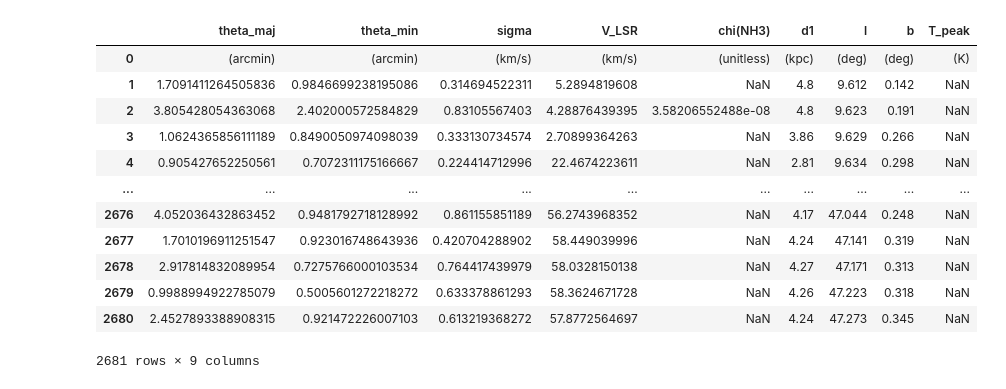
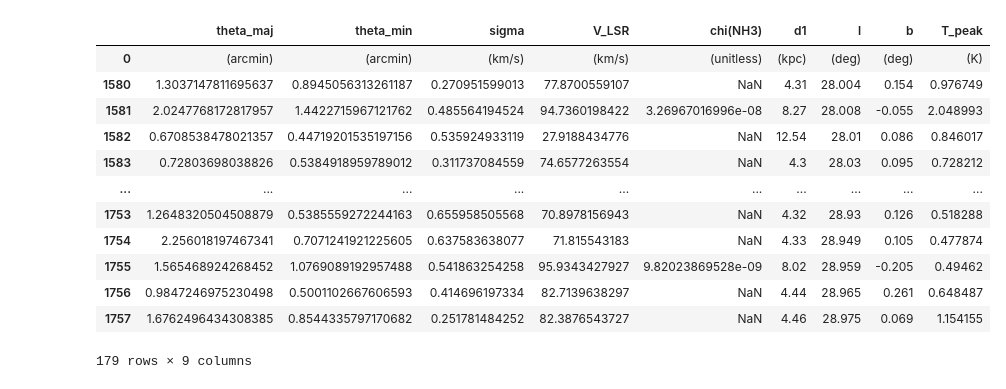
Before and after one commit to harrisonfwest/GBO-REU, a Jupyter notebook: Notebooks/RAMPS_CLF_Crossmatch.ipynb, the cells around one changed output. Cells and saved outputs as stored; diff of their text form; code cells hidden in the pictures.

```diff
--- a/Notebooks/RAMPS_CLF_Crossmatch.ipynb
+++ b/Notebooks/RAMPS_CLF_Crossmatch.ipynb
@@ -15,6 +15,6 @@ warnings.filterwarnings('ignore')
 # %%
 Cube = SpectralCube.read('/home/scratch/hfwest/RAMPS/Data/L28_5_NH3_1-1_cube.fits') # Bring in spectral cube to obtain longitude, latitude, and V_LSR values from pixel values
 v, y, x = Cube.world[:, :, :] # Extract wcs
-x_eff = x / u.deg # Remove units
-y_eff = y / u.deg
-v_eff = v / (u.km/u.s)
+x_eff = x.value
+y_eff = y.value
+v_eff = v.value
@@ -21,44 +65,48 @@ v_eff = v / (u.km/u.s)
 # %%
 RAMPS_data = pandas.read_csv('/users/hfwest/GBO-REU/Data/RAMPS_clump_catalog_diss_data.txt', sep = '\s+')
-RAMPS_data['l'] = np.zeros(shape=len(RAMPS_data)) # Create 'l' and 'b' columns
+RAMPS_data['l'] = np.full(shape=len(RAMPS_data), fill_value= np.nan) # Create 'l' and 'b' columns
 RAMPS_data['l'][0] = '(deg)'
-RAMPS_data['b'] = np.zeros(shape=len(RAMPS_data))
+RAMPS_data['b'] = np.full(shape=len(RAMPS_data), fill_value= np.nan)
 RAMPS_data['b'][0] = '(deg)'
-RAMPS_data['T_peak'] = np.zeros(shape=len(RAMPS_data))
+RAMPS_data['T_peak'] = np.full(shape=len(RAMPS_data), fill_value= np.nan)
 RAMPS_data['T_peak'][0] = '(K)'
 
 for idx in range(1, len(RAMPS_data)): # For each item, extract longitude and latitude from clump name
-    RAMPS_data.at[idx,'l'] = float(RAMPS_data.at[idx, 'ClumpName'][1:7])
-    RAMPS_data.at[idx, 'b'] = float(RAMPS_data.at[idx, 'ClumpName'][7::]) # includes sign at index 7
+    l_val = float(RAMPS_data.iat[idx, 0][1:7])
+    b_val = float(RAMPS_data.iat[idx, 0][7::]) # includes sign at index 7
 
-    l_val = float(RAMPS_data.at[idx, 'l'])
-    b_val = float(RAMPS_data.at[idx, 'b'])
-    sky = SkyCoord(l=l_val, b=b_val, unit='deg', frame='galactic')
-    y_pix, x_pix = skycoord_to_pixel(sky, Cube.wcs.celestial)
-    x_pix, y_pix = zip(int(x_pix), int(y_pix)) # Cast to int
-    if 0 <= x_pix < Cube.shape[2] and 0 <= y_pix < Cube.shape[1]:
-        spectrum = Cube[:, y_pix, x_pix].value
-        RAMPS_data.at[idx, 'T_peak'] = float(np.max(spectrum))
-    else:
-        RAMPS_data.at[idx, 'T_peak'] = np.nan
+    RAMPS_data.iat[idx, 26] = l_val
+    RAMPS_data.iat[idx, 27] = b_val
+
+    in_bounds = bool(low_l <= l_val <= high_l and low_b <= b_val <= high_b)
+
+    if in_bounds:
+        sky = SkyCoord(l=l_val, b=b_val, unit='deg', frame='galactic')
+        x_pix, y_pix = skycoord_to_pixel(sky, Cube.wcs) # Extract pixel values
+
+        x_pix = int(np.round(x_pix)) # Round pixel floats to nearest int and explicitly cast
+        y_pix = int(np.round(y_pix))
+
+        RAMPS_data.iat[idx, 28] = np.nanmax(Cube[:, y_pix, x_pix].value)
 
 # Then remove extraneous columns, including the original clump name
 RAMPS_data = RAMPS_data.drop(columns=['ClumpName', 'T_rot', 'log10(N_tot,ba)', 'p1', 'M_clump', 'L_clump', 'EvolState',
                          'FILLER', 'FILLER.1', 'FILLER.2', 'T_rot_err','log10(N_tot,ba)_err', 'sigma_err',
                          'V_LSR_err', 'chi(NH3)_err', 'd1_err', 'FILLER.3', 'M_clump_err', 'L_clump_err', 'FILLER.4'])
+
+clipped_RAMPS_data = RAMPS_data[RAMPS_data['T_peak'].astype('str') != str(np.nan)]
+clipped_RAMPS_data
+# %% [output]
+|  | theta_maj | theta_min | sigma | V_LSR | chi(NH3) | d1 | l | b | T_peak |
+| 0 | (arcmin) | (arcmin) | (km/s) | (km/s) | (unitless) | (kpc) | (deg) | (deg) | (K) |
+| 1580 | 1.3037147811695637 | 0.8945056313261187 | 0.270951599013 | 77.8700559107 | NaN | 4.31 | 28.004 | 0.154 | 0.976749 |
+| 1581 | 2.0247768172817957 | 1.4422715967121762 | 0.485564194524 | 94.7360198422 | 3.26967016996e-08 | 8.27 | 28.008 | -0.055 | 2.048993 |
+| 1582 | 0.6708538478021357 | 0.44719201535197156 | 0.535924933119 | 27.9188434776 | NaN | 12.54 | 28.01 | 0.086 | 0.846017 |
+| 1583 | 0.72803698038826 | 0.5384918959789012 | 0.311737084559 | 74.6577263554 | NaN | 4.3 | 28.03 | 0.095 | 0.728212 |
+| ... | ... | ... | ... | ... | ... | ... | ... | ... | ... |
+| 1753 | 1.2648320504508879 | 0.5385559272244163 | 0.655958505568 | 70.8978156943 | NaN | 4.32 | 28.93 | 0.126 | 0.518288 |
+| 1754 | 2.256018197467341 | 0.7071241921225605 | 0.637583638077 | 71.815543183 | NaN | 4.33 | 28.949 | 0.105 | 0.477874 |
+| 1755 | 1.565468924268452 | 1.0769089192957488 | 0.541863254258 | 95.9343427927 | 9.82023869528e-09 | 8.02 | 28.959 | -0.205 | 0.49462 |
+| 1756 | 0.9847246975230498 | 0.5001102667606593 | 0.414696197334 | 82.7139638297 | NaN | 4.44 | 28.965 | 0.261 | 0.648487 |
+| 1757 | 1.6762496434308385 | 0.8544335797170682 | 0.251781484252 | 82.3876543727 | NaN | 4.46 | 28.975 | 0.069 | 1.154155 |
+179 rows × 9 columns
-# %%
-RAMPS_data
-# %% [output]
-|  | theta_maj | theta_min | sigma | V_LSR | chi(NH3) | d1 | l | b | T_peak |
-| 0 | (arcmin) | (arcmin) | (km/s) | (km/s) | (unitless) | (kpc) | (deg) | (deg) | (K) |
-| 1 | 1.7091411264505836 | 0.9846699238195086 | 0.314694522311 | 5.2894819608 | NaN | 4.8 | 9.612 | 0.142 | NaN |
-| 2 | 3.805428054363068 | 2.402000572584829 | 0.83105567403 | 4.28876439395 | 3.58206552488e-08 | 4.8 | 9.623 | 0.191 | NaN |
-| 3 | 1.0624365856111189 | 0.8490050974098039 | 0.333130734574 | 2.70899364263 | NaN | 3.86 | 9.629 | 0.266 | NaN |
-| 4 | 0.905427652250561 | 0.7072311175166667 | 0.224414712996 | 22.4674223611 | NaN | 2.81 | 9.634 | 0.298 | NaN |
-| ... | ... | ... | ... | ... | ... | ... | ... | ... | ... |
-| 2676 | 4.052036432863452 | 0.9481792718128992 | 0.861155851189 | 56.2743968352 | NaN | 4.17 | 47.044 | 0.248 | NaN |
-| 2677 | 1.7010196911251547 | 0.923016748643936 | 0.420704288902 | 58.449039996 | NaN | 4.24 | 47.141 | 0.319 | NaN |
-| 2678 | 2.917814832089954 | 0.7275766000103534 | 0.764417439979 | 58.0328150138 | NaN | 4.27 | 47.171 | 0.313 | NaN |
-| 2679 | 0.9988994922785079 | 0.5005601272218272 | 0.633378861293 | 58.3624671728 | NaN | 4.26 | 47.223 | 0.318 | NaN |
-| 2680 | 2.4527893388908315 | 0.921472226007103 | 0.613219368272 | 57.8772564697 | NaN | 4.24 | 47.273 | 0.345 | NaN |
-2681 rows × 9 columns
```
Also changed, not shown: parts of 10 cells of this notebook.
